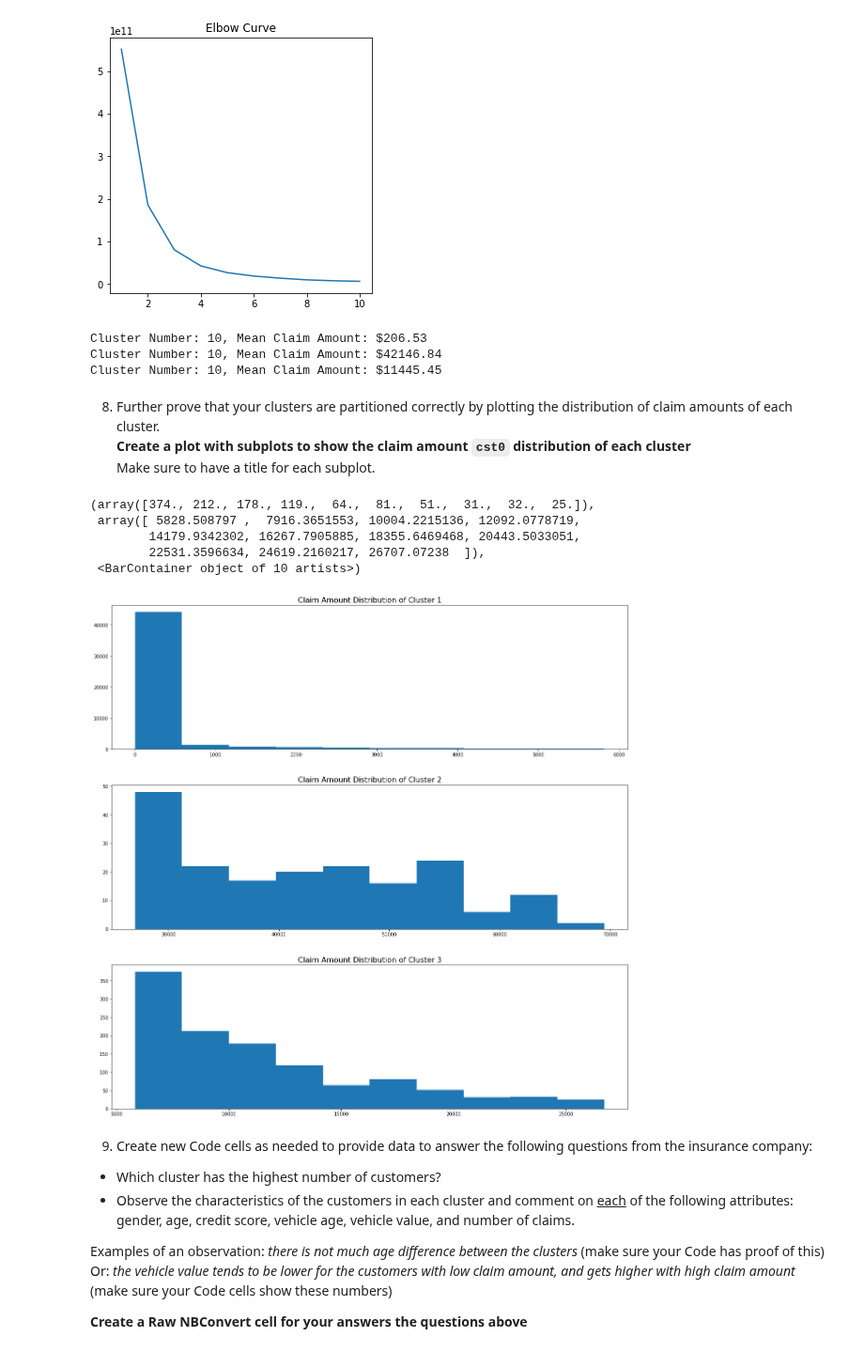
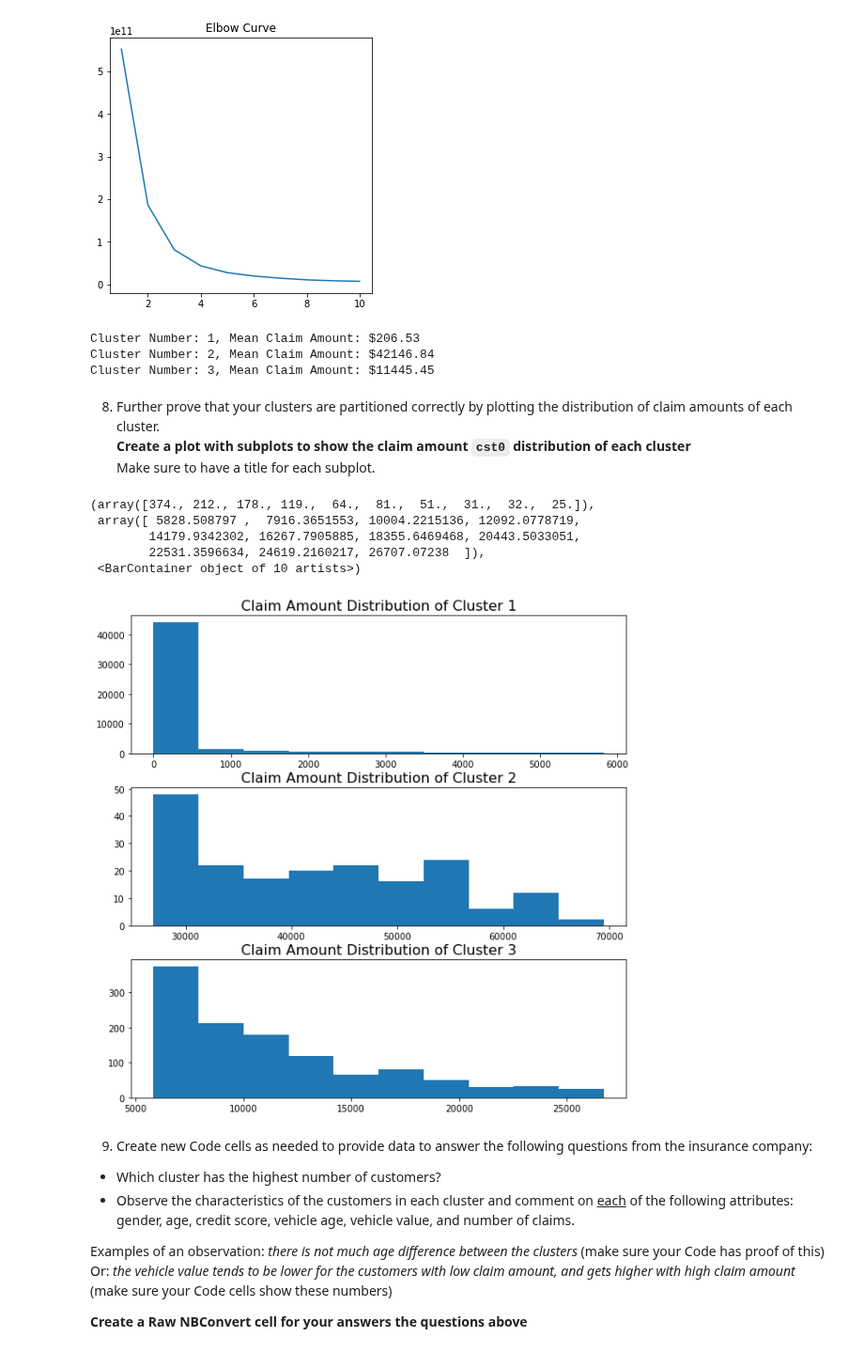
Before and after one commit to Pratyush-Shanbhag/Introduction_To_Data_Science, a Jupyter notebook: Lab_3b/lab3b.ipynb, the cells around one changed output. Shown at 94% size. Cells and saved outputs as stored; diff of their text form; code cells hidden in the pictures.

```diff
--- a/Lab_3b/lab3b.ipynb
+++ b/Lab_3b/lab3b.ipynb
@@ -126,6 +129,6 @@ for i in range(df.shape[1]-1):
 6. Based on the subplots, __remove columns that don't have much correlation to the claim amount__.<br>
 Then __show the first 5 rows of the resulting DataFrame__
 # %%
-df.drop(columns=["credit_score", "traffic_index", "veh_value"], inplace=True)
+df.drop(columns=["traffic_index",], inplace=True)
 print(df.head())
 # %% [output]
@@ -160,39 +170,39 @@ first_cluster = df[y_kmeans == 0]
 second_cluster = df[y_kmeans == 1]
 third_cluster = df[y_kmeans == 2]
 
-print(f"Cluster Number: {i}, Mean Claim Amount: ${first_cluster.claimcst0.mean():.2f}")
-print(f"Cluster Number: {i}, Mean Claim Amount: ${second_cluster.claimcst0.mean():.2f}")
-print(f"Cluster Number: {i}, Mean Claim Amount: ${third_cluster.claimcst0.mean():.2f}")
+print(f"Cluster Number: 1, Mean Claim Amount: ${first_cluster.claimcst0.mean():.2f}")
+print(f"Cluster Number: 2, Mean Claim Amount: ${second_cluster.claimcst0.mean():.2f}")
+print(f"Cluster Number: 3, Mean Claim Amount: ${third_cluster.claimcst0.mean():.2f}")
 # %% [output]
-Cluster Number: 10, Mean Claim Amount: $206.53
-Cluster Number: 10, Mean Claim Amount: $42146.84
-Cluster Number: 10, Mean Claim Amount: $11445.45
+Cluster Number: 1, Mean Claim Amount: $206.53
+Cluster Number: 2, Mean Claim Amount: $42146.84
+Cluster Number: 3, Mean Claim Amount: $11445.45
 # %% [markdown]
 8. Further prove that your clusters are partitioned correctly by plotting the distribution of claim amounts of each cluster.<br>
 __Create a plot with subplots to show the claim amount `cst0` distribution of each cluster__<br>
 Make sure to have a title for each subplot.
 # %%
-fig = plt.figure(figsize=(20,20))
+fig = plt.figure(figsize=(10,10))
 plt.subplots_adjust(hspace=0.25)
 
 plt.subplot(3, 1, 1)
 plt.title("Claim Amount Distribution of Cluster 1", fontsize=16)
 plt.hist(first_cluster.claimcst0, bins=10)
 
 plt.subplot(3, 1, 2)
 plt.title("Claim Amount Distribution of Cluster 2", fontsize=16)
 plt.hist(second_cluster.claimcst0, bins=10)
 
 plt.subplot(3, 1, 3)
 plt.title("Claim Amount Distribution of Cluster 3", fontsize=16)
 plt.hist(third_cluster.claimcst0, bins=10)
 # %% [output]
 (array([374., 212., 178., 119.,  64.,  81.,  51.,  31.,  32.,  25.]),
  array([ 5828.508797 ,  7916.3651553, 10004.2215136, 12092.0778719,
         14179.9342302, 16267.7905885, 18355.6469468, 20443.5033051,
         22531.3596634, 24619.2160217, 26707.07238  ]),
  <BarContainer object of 10 artists>)
-[figure, old version]
+[figure, new version]
 # %% [markdown]
 9. Create new Code cells as needed to provide data to answer the following questions from the insurance company:
 - Which cluster has the highest number of customers?
```
Also changed, not shown: parts of 9 cells of this notebook.
